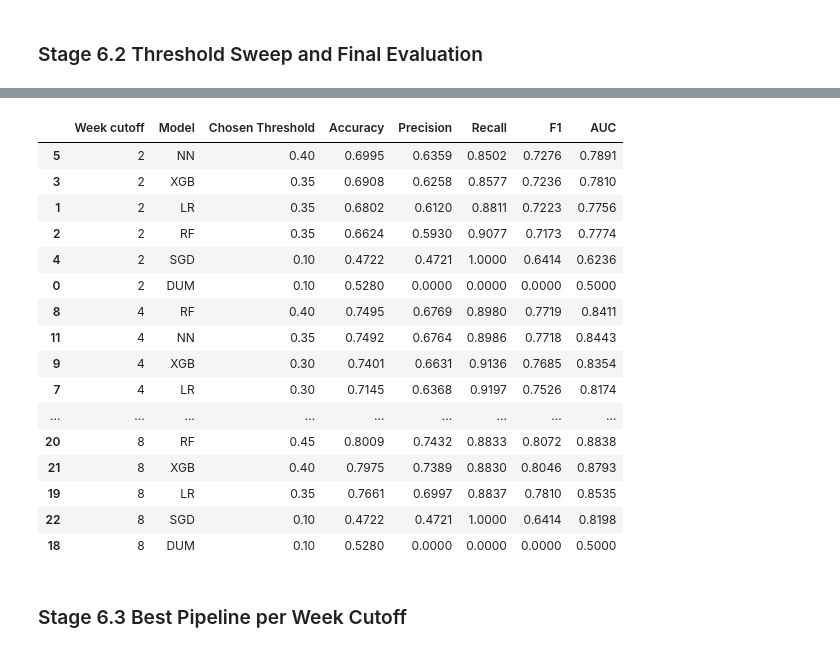
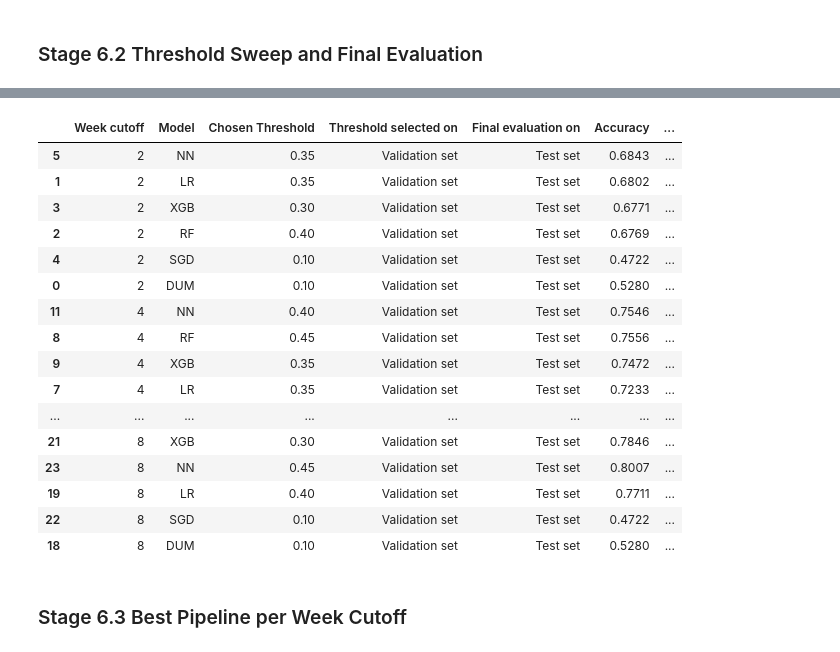
Before and after one commit to alsfine/Group-1-ML-Project-2026, a Jupyter notebook: project.ipynb, the cells around one changed output, grey strips where cells are left out. Drawn from its saved outputs; the diff is of its cells as text; code cells hidden in the pictures.

```diff
--- a/project.ipynb
+++ b/project.ipynb
@@ -1955,7 +1955,8 @@ for week in WEEK_CUTOFFS:
     df_week = feature_tables[week]
     X, y, nominal_cols, ordinal_cols, num_cols = load_and_clean(df_week, week)
 
-    X_train, X_test, y_train, y_test = train_test_split(
+    # First split: hold out untouched test set
+    X_train_val, X_test, y_train_val, y_test = train_test_split(
         X,
         y,
         test_size=0.20,
@@ -1963,48 +1964,82 @@ for week in WEEK_CUTOFFS:
         random_state=RANDOM_SEED
     )
 
-    candidate_models = build_stage6_candidate_models(nominal_cols, ordinal_cols, num_cols)
+    # Second split: split remaining data into training and validation
+    X_train, X_val, y_train, y_val = train_test_split(
+        X_train_val,
+        y_train_val,
+        test_size=0.25,   # 0.25 of 80% = 20% validation
+        stratify=y_train_val,
+        random_state=RANDOM_SEED
+    )
+
+    candidate_models = build_stage6_candidate_models(
+        nominal_cols,
+        ordinal_cols,
+        num_cols
+    )
+
     trained_stage6_models[week] = {}
 
     for model_tag, model in candidate_models.items():
-        print(f"\n  ▸ Training and evaluating {model_tag} for week {week}")
+        print(f"\n  ▸ Training {model_tag} for week {week}")
 
+        # Fit only on training set
         model.fit(X_train, y_train)
-        trained_stage6_models[week][model_tag] = model
 
-        y_scores = get_prediction_scores(model, X_test)
+        # Use validation set for threshold selection
+        y_val_scores = get_prediction_scores(model, X_val)
 
-        sweep_df = threshold_sweep(y_test, y_scores)
+        sweep_df = threshold_sweep(y_val, y_val_scores)
         sweep_df["Week cutoff"] = week
         sweep_df["Model"] = model_tag
+        sweep_df["Data used"] = "Validation"
 
         threshold_sweep_results.append(sweep_df)
 
         best_row = sweep_df.loc[sweep_df["F1"].idxmax()]
         best_threshold = best_row["Threshold"]
 
-        y_pred_best = (y_scores >= best_threshold).astype(int)
+        # Refit model on train + validation after threshold is selected
+        final_model = build_stage6_candidate_models(
+            nominal_cols,
+            ordinal_cols,
+            num_cols
+        )[model_tag]
+
+        final_model.fit(X_train_val, y_train_val)
+
+        trained_stage6_models[week][model_tag] = final_model
+
+        # Final evaluation on untouched test set
+        y_test_scores = get_prediction_scores(final_model, X_test)
+        y_test_pred = (y_test_scores >= best_threshold).astype(int)
 
         result_row = {
             "Week cutoff": week,
             "Model": model_tag,
             "Chosen Threshold": best_threshold,
-            "Accuracy": round(accuracy_score(y_test, y_pred_best), 4),
-            "Precision": round(precision_score(y_test, y_pred_best, zero_division=0), 4),
-            "Recall": round(recall_score(y_test, y_pred_best, zero_division=0), 4),
-            "F1": round(f1_score(y_test, y_pred_best, zero_division=0), 4),
-            "AUC": round(roc_auc_score(y_test, y_scores), 4)
+            "Threshold selected on": "Validation set",
+            "Final evaluation on": "Test set",
+            "Accuracy": round(accuracy_score(y_test, y_test_pred), 4),
+            "Precision": round(precision_score(y_test, y_test_pred, zero_division=0), 4),
+            "Recall": round(recall_score(y_test, y_test_pred, zero_division=0), 4),
+            "F1": round(f1_score(y_test, y_test_pred, zero_division=0), 4),
+            "AUC": round(roc_auc_score(y_test, y_test_scores), 4)
         }
 
         stage6_results.append(result_row)
 
-        print(f"    Best threshold: {best_threshold:.2f}")
-        print(f"    F1: {result_row['F1']:.4f} | AUC: {result_row['AUC']:.4f}")
+        print(f"    Validation-selected threshold: {best_threshold:.2f}")
+        print(f"    Test F1: {result_row['F1']:.4f} | Test AUC: {result_row['AUC']:.4f}")
 
 stage6_results_df = pd.DataFrame(stage6_results)
 threshold_sweep_df = pd.concat(threshold_sweep_results, ignore_index=True)
 
-display(stage6_results_df.sort_values(["Week cutoff", "F1"], ascending=[True, False]))
+display(stage6_results_df.sort_values(
+    ["Week cutoff", "F1"],
+    ascending=[True, False]
+))
 # %% [output]
 ========================================================================
   STAGE 6 — MODEL EVALUATION AND THRESHOLDING
@@ -2026,20 +2061,20 @@ display(stage6_results_df.sort_values(["Week cutoff", "F1"], ascending=[True, Fa
-|  | Week cutoff | Model | Chosen Threshold | Accuracy | Precision | Recall | F1 | AUC |
-| 5 | 2 | NN | 0.40 | 0.6995 | 0.6359 | 0.8502 | 0.7276 | 0.7891 |
-| 3 | 2 | XGB | 0.35 | 0.6908 | 0.6258 | 0.8577 | 0.7236 | 0.7810 |
-| 1 | 2 | LR | 0.35 | 0.6802 | 0.6120 | 0.8811 | 0.7223 | 0.7756 |
-| 2 | 2 | RF | 0.35 | 0.6624 | 0.5930 | 0.9077 | 0.7173 | 0.7774 |
-| 4 | 2 | SGD | 0.10 | 0.4722 | 0.4721 | 1.0000 | 0.6414 | 0.6236 |
-| 0 | 2 | DUM | 0.10 | 0.5280 | 0.0000 | 0.0000 | 0.0000 | 0.5000 |
-| 8 | 4 | RF | 0.40 | 0.7495 | 0.6769 | 0.8980 | 0.7719 | 0.8411 |
-| 11 | 4 | NN | 0.35 | 0.7492 | 0.6764 | 0.8986 | 0.7718 | 0.8443 |
-| 9 | 4 | XGB | 0.30 | 0.7401 | 0.6631 | 0.9136 | 0.7685 | 0.8354 |
-| 7 | 4 | LR | 0.30 | 0.7145 | 0.6368 | 0.9197 | 0.7526 | 0.8174 |
-| ... | ... | ... | ... | ... | ... | ... | ... | ... |
-| 20 | 8 | RF | 0.45 | 0.8009 | 0.7432 | 0.8833 | 0.8072 | 0.8838 |
-| 21 | 8 | XGB | 0.40 | 0.7975 | 0.7389 | 0.8830 | 0.8046 | 0.8793 |
-| 19 | 8 | LR | 0.35 | 0.7661 | 0.6997 | 0.8837 | 0.7810 | 0.8535 |
-| 22 | 8 | SGD | 0.10 | 0.4722 | 0.4721 | 1.0000 | 0.6414 | 0.8198 |
-| 18 | 8 | DUM | 0.10 | 0.5280 | 0.0000 | 0.0000 | 0.0000 | 0.5000 |
+|  | Week cutoff | Model | Chosen Threshold | Threshold selected on | Final evaluation on | Accuracy | ... |
+| 5 | 2 | NN | 0.35 | Validation set | Test set | 0.6843 | ... |
+| 1 | 2 | LR | 0.35 | Validation set | Test set | 0.6802 | ... |
+| 3 | 2 | XGB | 0.30 | Validation set | Test set | 0.6771 | ... |
+| 2 | 2 | RF | 0.40 | Validation set | Test set | 0.6769 | ... |
+| 4 | 2 | SGD | 0.10 | Validation set | Test set | 0.4722 | ... |
+| 0 | 2 | DUM | 0.10 | Validation set | Test set | 0.5280 | ... |
+| 11 | 4 | NN | 0.40 | Validation set | Test set | 0.7546 | ... |
+| 8 | 4 | RF | 0.45 | Validation set | Test set | 0.7556 | ... |
+| 9 | 4 | XGB | 0.35 | Validation set | Test set | 0.7472 | ... |
+| 7 | 4 | LR | 0.35 | Validation set | Test set | 0.7233 | ... |
+| ... | ... | ... | ... | ... | ... | ... | ... |
+| 21 | 8 | XGB | 0.30 | Validation set | Test set | 0.7846 | ... |
+| 23 | 8 | NN | 0.45 | Validation set | Test set | 0.8007 | ... |
+| 19 | 8 | LR | 0.40 | Validation set | Test set | 0.7711 | ... |
+| 22 | 8 | SGD | 0.10 | Validation set | Test set | 0.4722 | ... |
+| 18 | 8 | DUM | 0.10 | Validation set | Test set | 0.5280 | ... |
 # %% [markdown]
 ### Stage 6.3 Best Pipeline per Week Cutoff
 # %%
```
Also changed, not shown: parts of 5 cells of this notebook.
